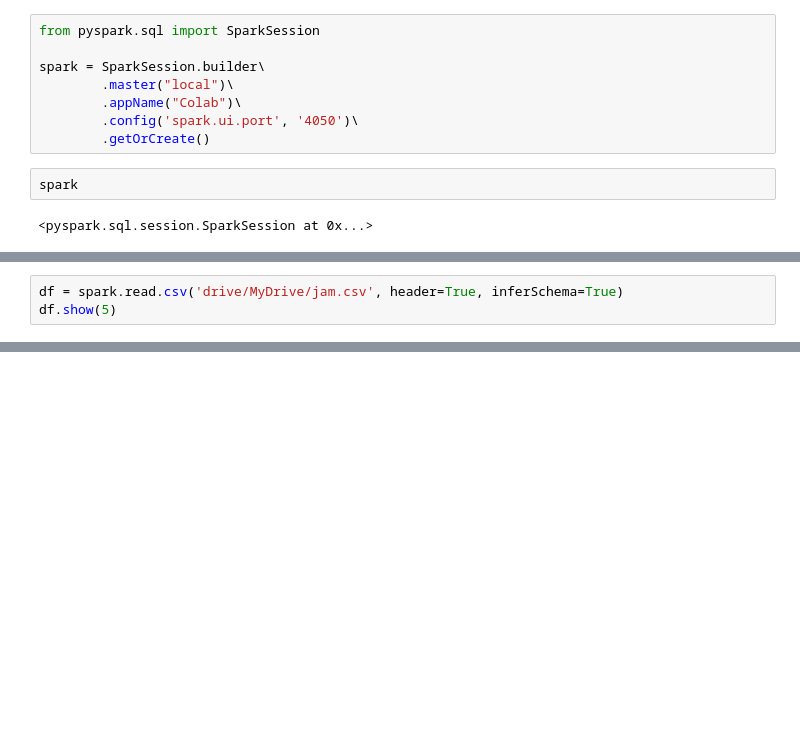
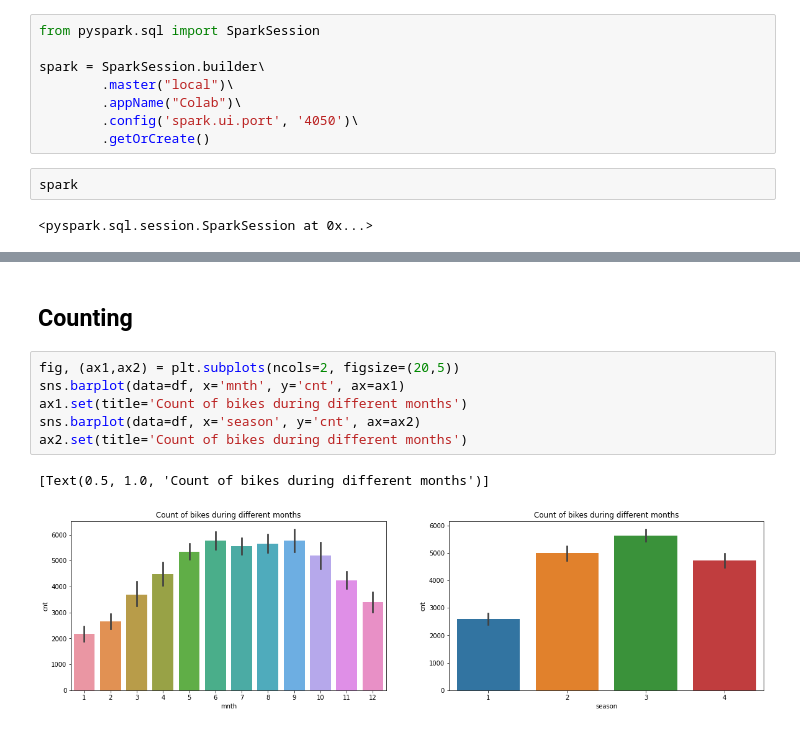
Before and after one commit to asepdeffyc/bigdata, a Jupyter notebook: 2301201018_ASEP_DEFFY_UAS_BigData_2.ipynb, the cells around one changed output, grey strips where cells are left out. Drawn from its saved outputs; the diff is of its cells as text; blank space fills up the shorter version.

```diff
--- a/2301201018_ASEP_DEFFY_UAS_BigData_2.ipynb
+++ b/2301201018_ASEP_DEFFY_UAS_BigData_2.ipynb
@@ -113,3 +112,0 @@ memory usage: 60.1+ KB
-# %%
-df = spark.read.csv('drive/MyDrive/jam.csv', header=True, inferSchema=True)
-df.show(5)
@@ -148,0 +197,11 @@ memory usage: 1.5+ MB
+# %% [markdown]
+## Counting
+# %%
+fig, (ax1,ax2) = plt.subplots(ncols=2, figsize=(20,5))
+sns.barplot(data=df, x='mnth', y='cnt', ax=ax1)
+ax1.set(title='Count of bikes during different months')
+sns.barplot(data=df, x='season', y='cnt', ax=ax2)
+ax2.set(title='Count of bikes during different months')
+# %% [output]
+[Text(0.5, 1.0, 'Count of bikes during different months')]
+[figure, added]
```
Also changed, not shown: parts of 45 cells of this notebook.
